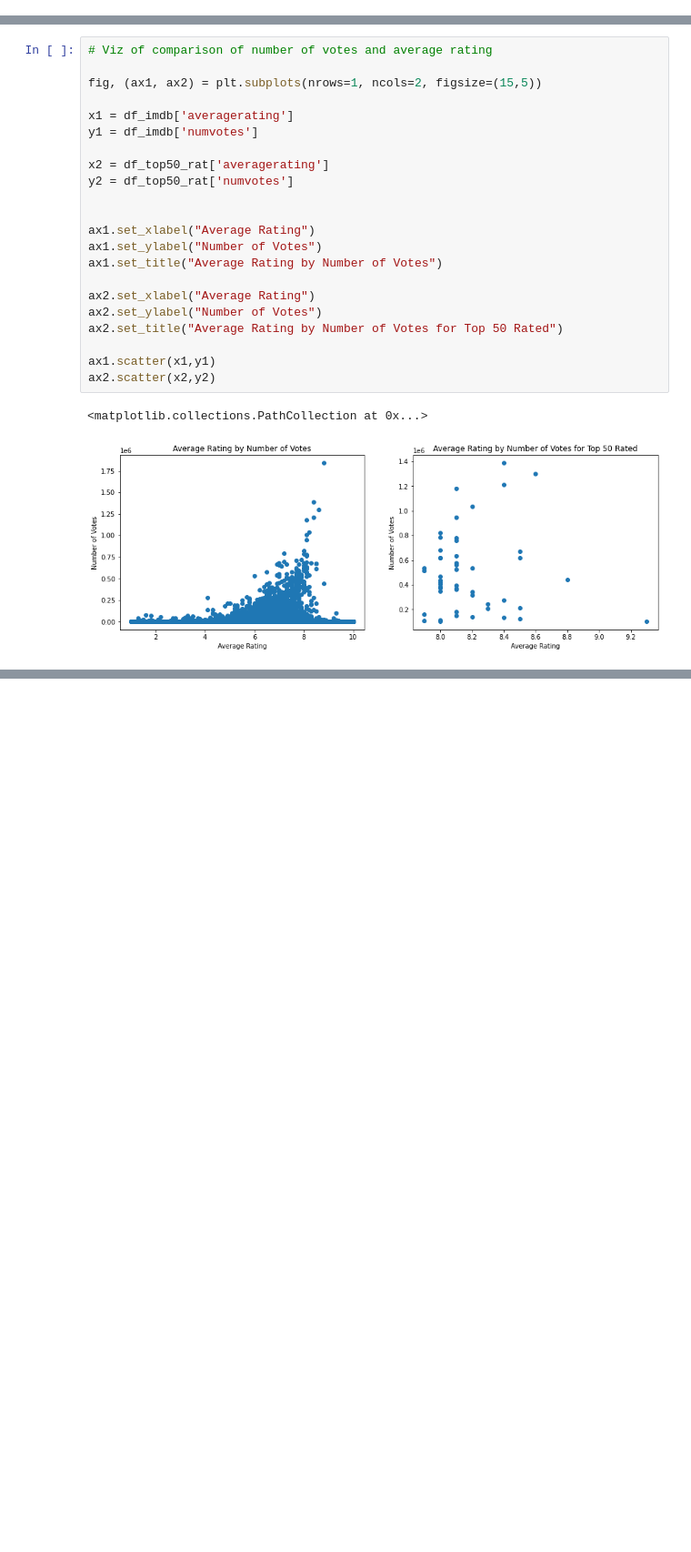
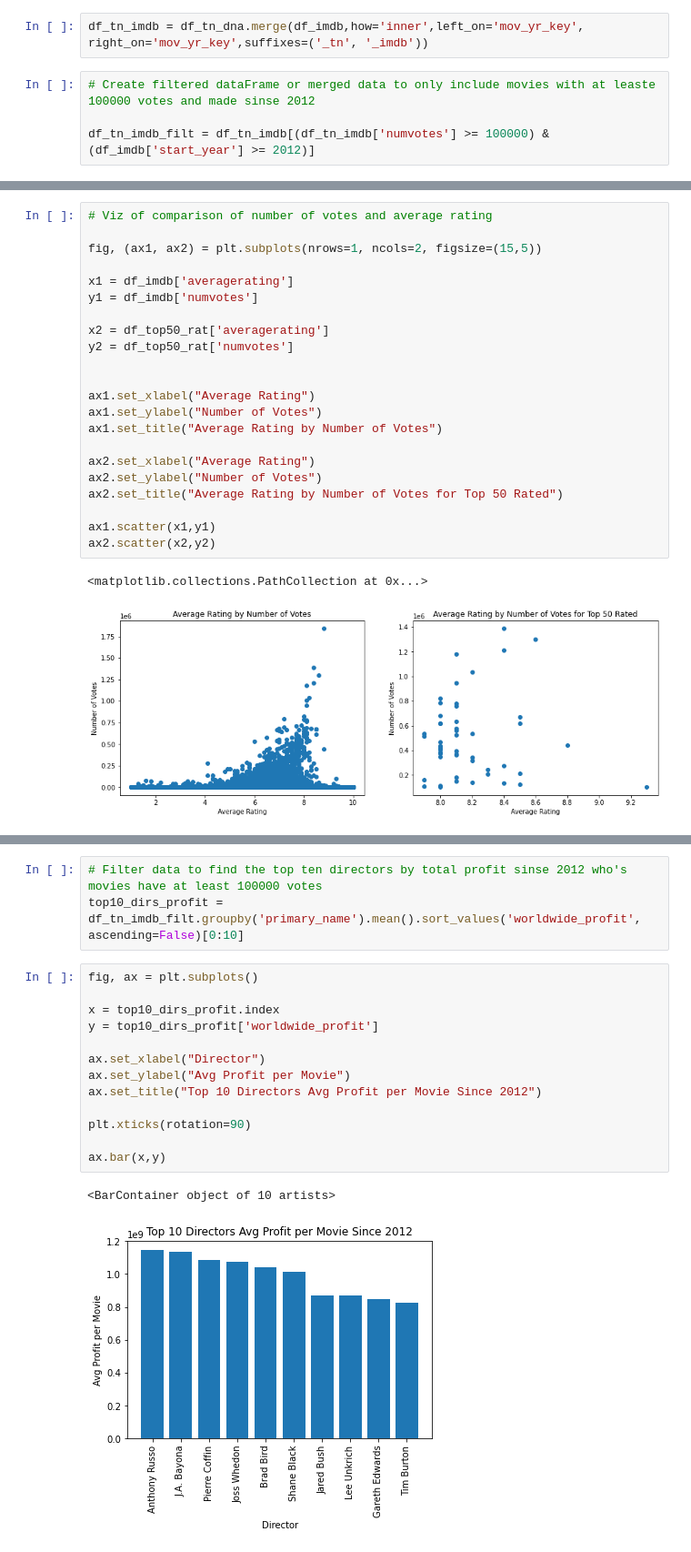
Before and after one commit to JTDJames/msft-video-mjj, a Jupyter notebook: notebooks/phase-1-proj-mjj.ipynb, the cells around one changed output, grey strips where cells are left out. Shown: that part at 91% size. Drawn from its saved outputs; the diff is of its cells as text; blank space fills up the shorter version.

```diff
--- a/notebooks/phase-1-proj-mjj.ipynb
+++ b/notebooks/phase-1-proj-mjj.ipynb
@@ -70,3 +107,9 @@ df_genres = df_genres.dropna(subset=['averagerating'])
+# %%
+df_tn_imdb = df_tn_dna.merge(df_imdb,how='inner',left_on='mov_yr_key', right_on='mov_yr_key',suffixes=('_tn', '_imdb'))
+# %%
+# Create filtered dataFrame or merged data to only include movies with at leaste 100000 votes and made sinse 2012
+
+df_tn_imdb_filt = df_tn_imdb[(df_tn_imdb['numvotes'] >= 100000) & (df_imdb['start_year'] >= 2012)]
 # %% [markdown]
 # Exploratory Data Analysis <a class="anchor" id="explore"></a>
 # %% [markdown]
@@ -184,0 +230,19 @@ plt.gca().invert_yaxis()
+# %%
+# Filter data to find the top ten directors by total profit sinse 2012 who's movies have at least 100000 votes
+top10_dirs_profit = df_tn_imdb_filt.groupby('primary_name').mean().sort_values('worldwide_profit', ascending=False)[0:10]
+# %%
+fig, ax = plt.subplots()
+
+x = top10_dirs_profit.index
+y = top10_dirs_profit['worldwide_profit']
+
+ax.set_xlabel("Director")
+ax.set_ylabel("Avg Profit per Movie")
+ax.set_title("Top 10 Directors Avg Profit per Movie Since 2012")
+
+plt.xticks(rotation=90)
+
+ax.bar(x,y)
+# %% [output]
+<BarContainer object of 10 artists>
+[figure, added]
```
Also changed, not shown: parts of 19 cells of this notebook, 4 other files.
